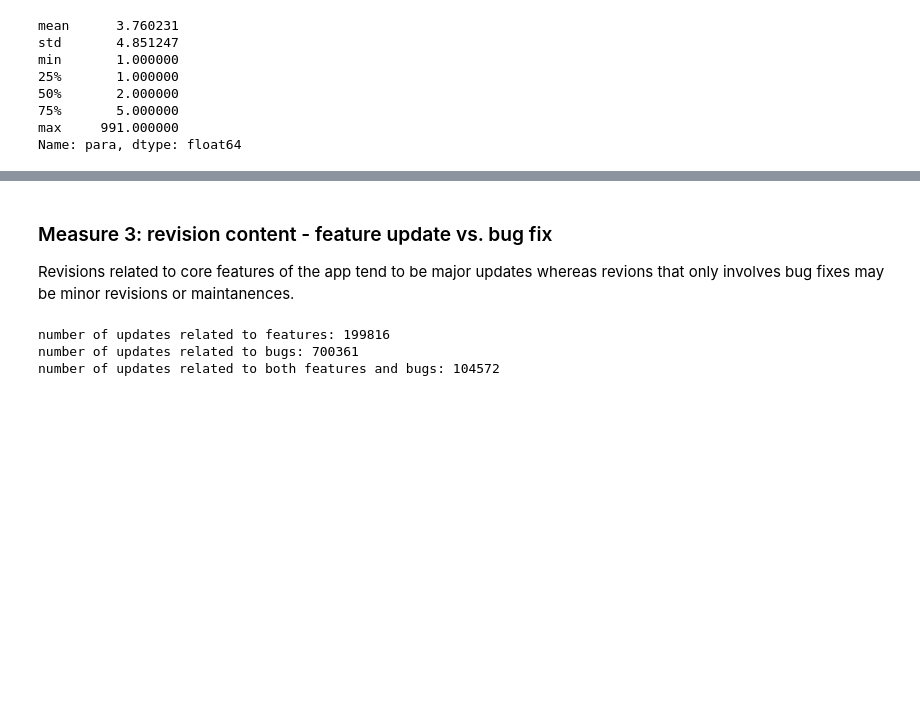
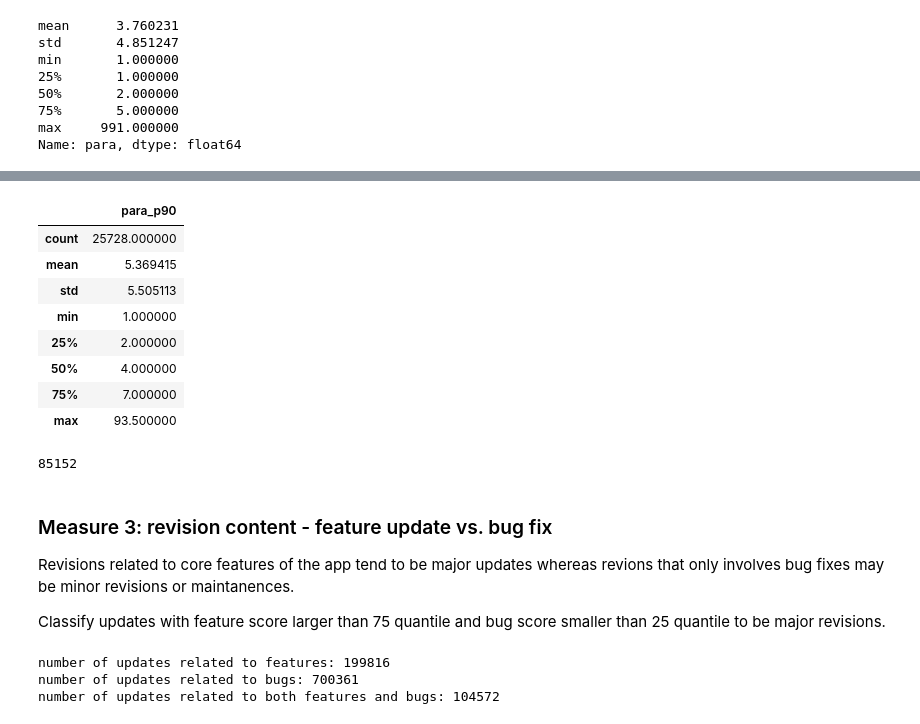
Before and after one commit to YileC928/app-data-privacy-proj, a Jupyter notebook: ios_app_update.ipynb, the cells around one changed output, grey strips where cells are left out. Cells and saved outputs as stored; diff of their text form; code cells hidden in the pictures; blank space fills up the shorter version.

```diff
--- a/ios_app_update.ipynb
+++ b/ios_app_update.ipynb
@@ -470,0 +500,2 @@ Name: para, dtype: float64
+# %%
+ios_df = pd.merge(ios_df, para_p75, on = 'app_id')
@@ -470,0 +505,12 @@ Name: para, dtype: float64
+# %%
+para_p90.describe()
+# %% [output]
+|  | para_p90 |
+| count | 25728.000000 |
+| mean | 5.369415 |
+| std | 5.505113 |
+| min | 1.000000 |
+| 25% | 2.000000 |
+| 50% | 4.000000 |
+| 75% | 7.000000 |
+| max | 93.500000 |
@@ -471,6 +525,13 @@ Name: para, dtype: float64
+# %%
+sum(ios_df['update_by_para']) #199149 major revisions if set threshold .75
+#85152 major revisions if set threshold .9
+# %% [output]
+85152
 # %% [markdown]
 ### Measure 3: revision content - feature update vs. bug fix
 Revisions related to core features of the app tend to be major updates whereas revions that only involves bug fixes may be minor revisions or maintanences.
+
+Classify updates with feature score larger than 75 quantile and bug score smaller than 25 quantile to be major revisions.
 # %%
 feature_wds = set(['launch', 'introduce', 'feature', 'function',
                    'design', 'product', 'redesign', 'invent',
```
Also changed, not shown: parts of 41 cells of this notebook.
